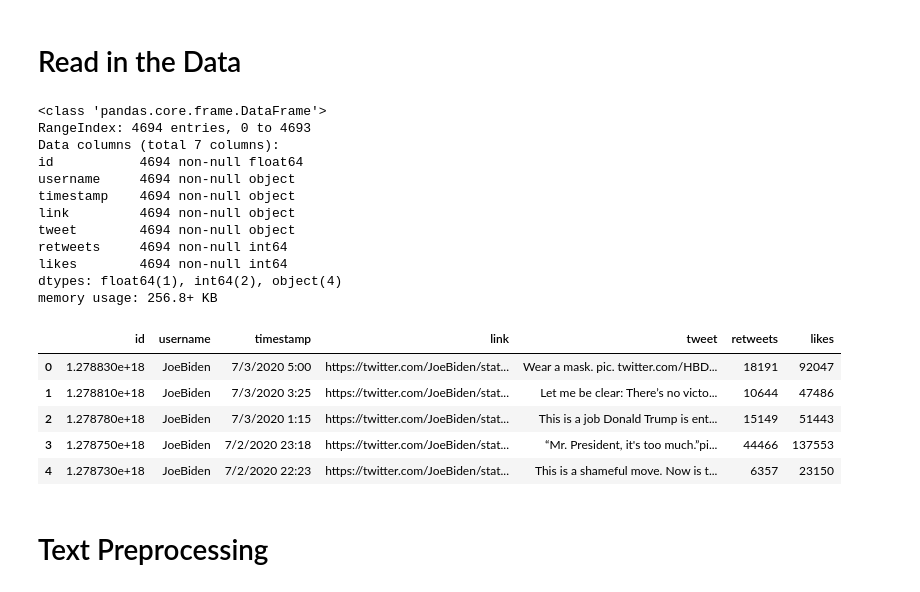
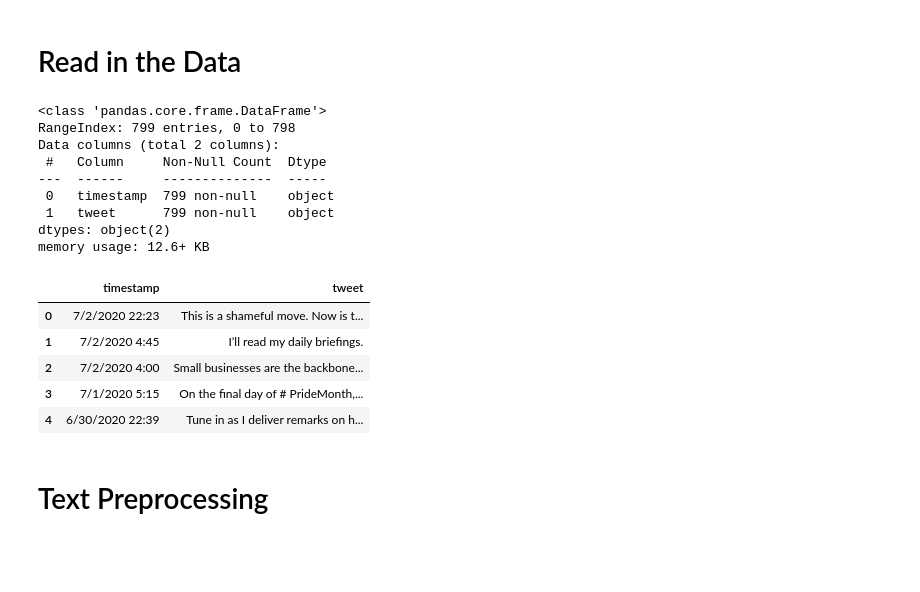
Before and after one commit to stepthom/NLP_course, a Jupyter notebook: topic_models/slides_topicmodeling_biden.ipynb, the cells around one changed output. Cells and saved outputs as stored; diff of their text form; code cells hidden in the pictures; blank space fills up the shorter version.

```diff
--- a/topic_models/slides_topicmodeling_biden.ipynb
+++ b/topic_models/slides_topicmodeling_biden.ipynb
@@ -35,26 +92,23 @@ InteractiveShell.ast_node_interactivity = "all"
 # %% [markdown]
 # Read in the Data
 # %%
-df=pd.read_csv("https://raw.githubusercontent.com/stepthom/NLP_course/main/data/JoeBidenTweets.csv")
+df=pd.read_csv("https://raw.githubusercontent.com/stepthom/NLP_course/main/data/JoeBidenTweets_small.csv")
 
 df.info()
 df.head()
 # %% [output]
 <class 'pandas.core.frame.DataFrame'>
-RangeIndex: 4694 entries, 0 to 4693
-Data columns (total 7 columns):
-id           4694 non-null float64
-username     4694 non-null object
-timestamp    4694 non-null object
-link         4694 non-null object
-tweet        4694 non-null object
-retweets     4694 non-null int64
-likes        4694 non-null int64
-dtypes: float64(1), int64(2), object(4)
-memory usage: 256.8+ KB
+RangeIndex: 799 entries, 0 to 798
+Data columns (total 2 columns):
+ #   Column     Non-Null Count  Dtype
+---  ------     --------------  -----
+ 0   timestamp  799 non-null    object
+ 1   tweet      799 non-null    object
+dtypes: object(2)
+memory usage: 12.6+ KB
-|  | id | username | timestamp | link | tweet | retweets | likes |
-| 0 | 1.278830e+18 | JoeBiden | 7/3/2020 5:00 | https://twitter.com/JoeBiden/stat... | Wear a mask. pic. twitter.com/HBD... | 18191 | 92047 |
-| 1 | 1.278810e+18 | JoeBiden | 7/3/2020 3:25 | https://twitter.com/JoeBiden/stat... | Let me be clear: There’s no victo... | 10644 | 47486 |
-| 2 | 1.278780e+18 | JoeBiden | 7/3/2020 1:15 | https://twitter.com/JoeBiden/stat... | This is a job Donald Trump is ent... | 15149 | 51443 |
-| 3 | 1.278750e+18 | JoeBiden | 7/2/2020 23:18 | https://twitter.com/JoeBiden/stat... | “Mr. President, it's too much.”pi... | 44466 | 137553 |
-| 4 | 1.278730e+18 | JoeBiden | 7/2/2020 22:23 | https://twitter.com/JoeBiden/stat... | This is a shameful move. Now is t... | 6357 | 23150 |
+|  | timestamp | tweet |
+| 0 | 7/2/2020 22:23 | This is a shameful move. Now is t... |
+| 1 | 7/2/2020 4:45 | I’ll read my daily briefings. |
+| 2 | 7/2/2020 4:00 | Small businesses are the backbone... |
+| 3 | 7/1/2020 5:15 | On the final day of # PrideMonth,... |
+| 4 | 6/30/2020 22:39 | Tune in as I deliver remarks on h... |
```
Also changed, not shown: parts of 30 cells of this notebook.
